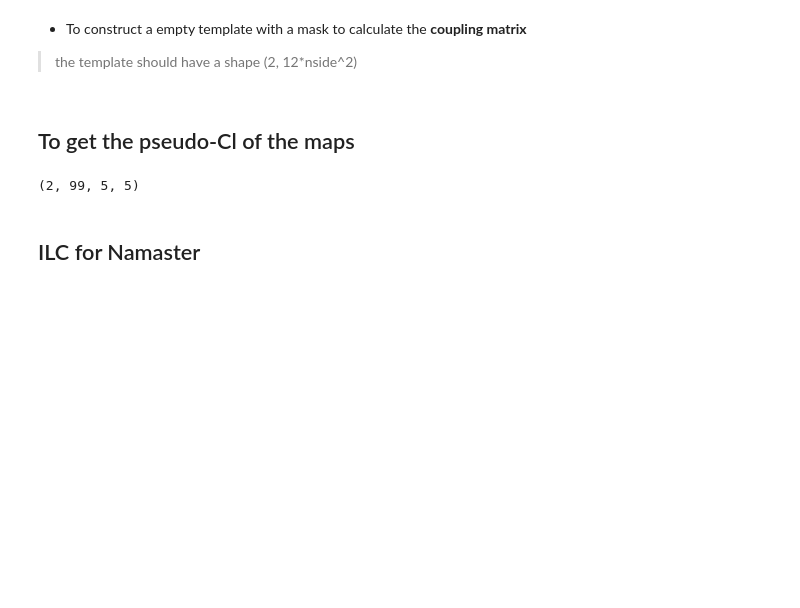
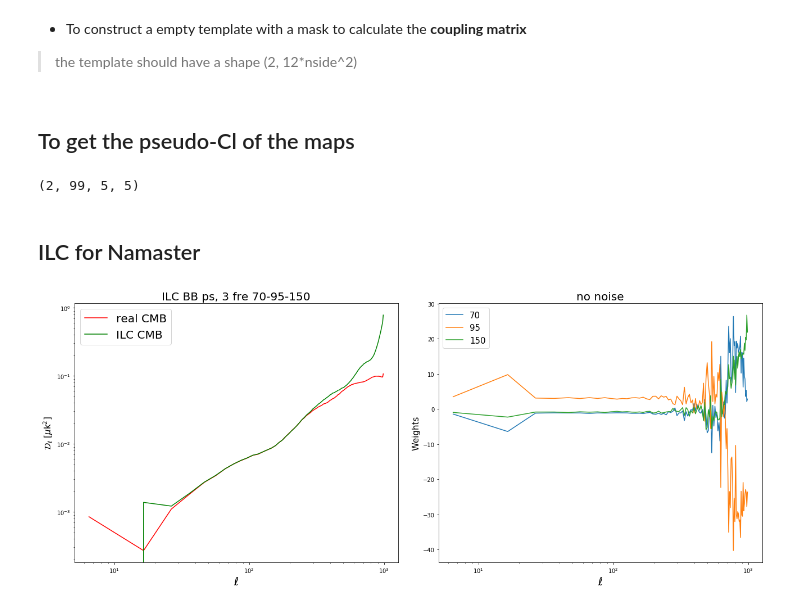
Before and after one commit to yaojian95/Ali_foreground, a Jupyter notebook: codes/Preprocessing_for_foreground_removal.ipynb, the cells around one changed output. Drawn from its saved outputs; the diff is of its cells as text; code cells hidden in the pictures; blank space fills up the shorter version.

Commit message:
ILC for namaster

```diff
--- a/codes/Preprocessing_for_foreground_removal.ipynb
+++ b/codes/Preprocessing_for_foreground_removal.ipynb
@@ -204,6 +204,8 @@ path = '/fnx/jianyao/ancillary_data/5_fre_namaster_no_noise//'
 #     noise_ps_mean += np.load('%s/noise_ps/nl_deconv_masked_EB_%s.npy'%(path, n))
 
 # noise_ps_mean /= SamNum
+# %%
+cl_clean_44 = np.load('/fnx/jianyao/cmb_0.05_realizations/cl_mean_namaster_44.npy')  ## B-mode only
 # %%
 SamNum = 100; Q = len(ell_n) #lmax + 1
 # lmax = 1000,意味着有1001个l,Q应该等于1001; 想要得到干净的天图的时候，
@@ -254,3 +264,32 @@ for n in range(SamNum):
 
 cl_ilc_mean = np.mean(Cl_ilc, axis = 0)
 cl_ilc_std = np.std(Cl_ilc, axis = 0)
+# %%
+fig1 = plt.figure(1, figsize=(20,8)); psn = ['EE', 'BB']; fre = ['44', '70','95','150','353']
+# plt.axis('off')
+frame1=fig1.add_axes((.1,.1,.4,.8)) # x0, y0, width, height
+
+plt.loglog(ell_n, eln2*cl_clean_44, 'r-',label = 'real CMB')
+plt.loglog(ell_n,eln2*(cl_ilc_mean), 'g-', label = 'ILC CMB')
+
+# plt.errorbar(Ell,Ell*(Ell+1)*cl_ilc_mean/2/np.pi, yerr = Ell*(Ell+1)/2/np.pi*cl_ilc_std,fmt='bo',capthick = 0.1)
+# plt.ylim(1e-4, 1e-1)
+plt.xlabel('$\ell$', fontsize = 20);
+plt.ylabel(r'$\mathcal{D}_{\ell}$ [$\mu$k$^2$]', fontsize = 15)
+plt.legend(fontsize = 20)
+
+plt.title('ILC %s ps, %s fre 70-95-150'%(psn[mode], Nf), fontsize = 20)
+
+frame2=fig1.add_axes((.55,.1,.4,.8))
+for i in range(Nf):
+    plt.plot(ell_n, W[:, i], label = '%s'%fre[sel[i]])
+plt.xscale('log')
+plt.legend(fontsize = 15)
+plt.ylabel('Weights', fontsize = 15)
+plt.xlabel('$\ell$', fontsize = 20);
+plt.title('no noise',fontsize = 20)
+
+#
+plt.savefig('/home/jianyao/Ali_maps/results/0324_namater_no_noise/3_fre%s_70.jpg'%psn[mode], format = 'jpg')
+# %% [output]
+[figure, added]
```
Also changed, not shown: parts of 1 cell of this notebook.
